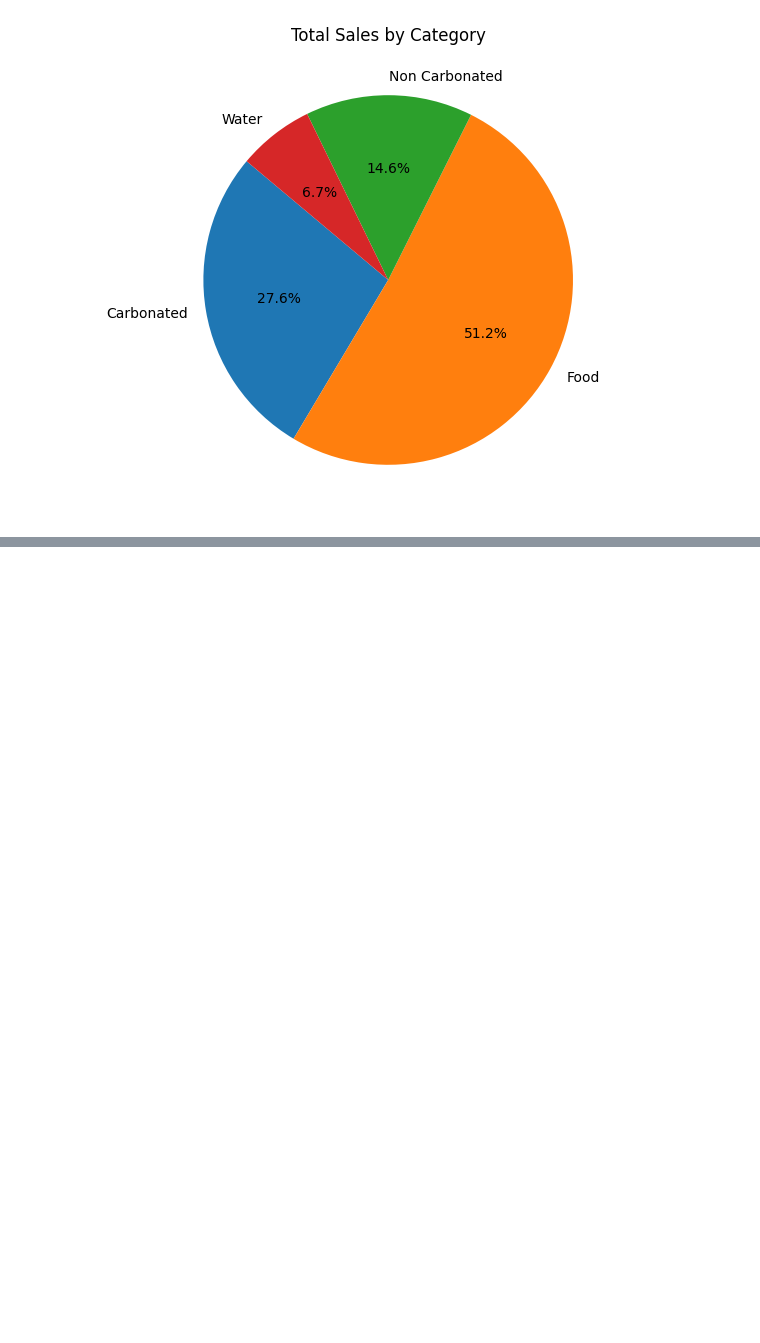
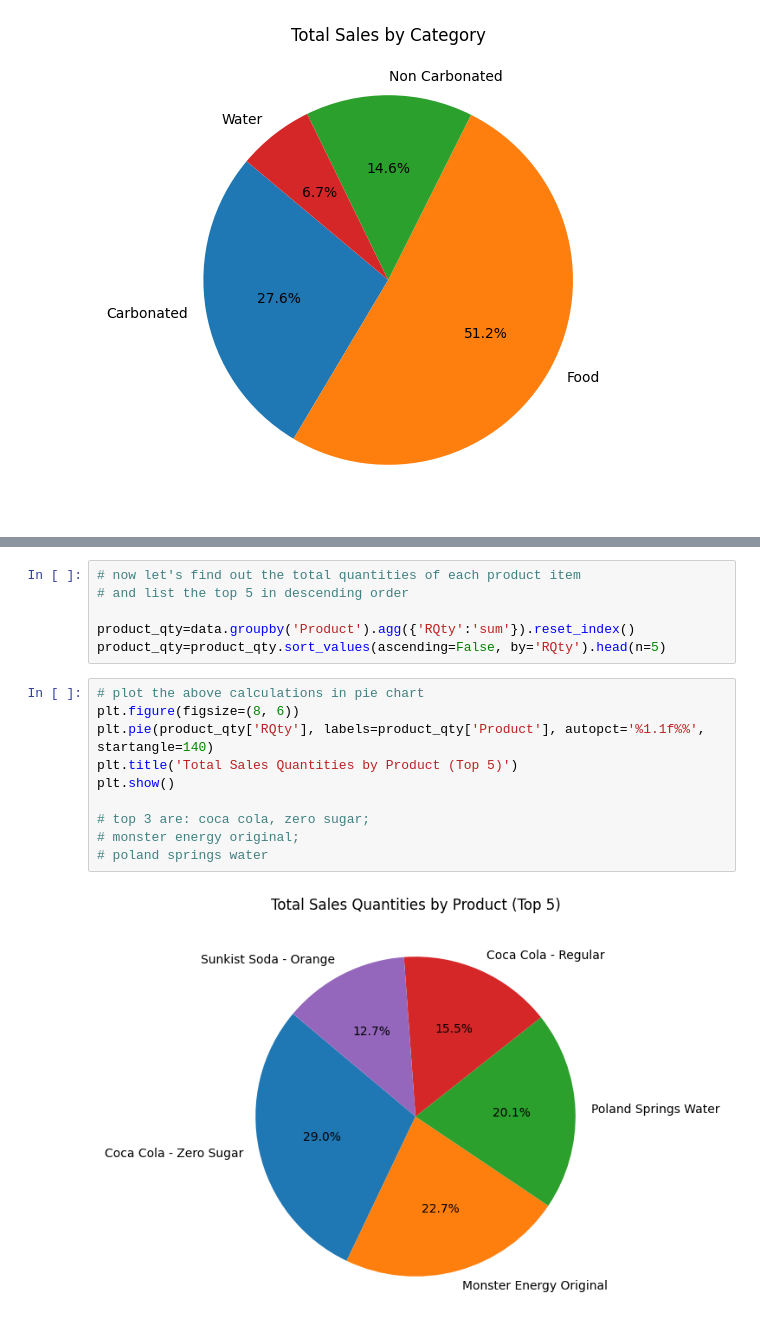
Before and after one commit to yuliwang22/data-yw, a Jupyter notebook: vending-machine-analysis.ipynb, the cells around one changed output, grey strips where cells are left out. Drawn from its saved outputs; the diff is of its cells as text; blank space fills up the shorter version.

```diff
--- a/vending-machine-analysis.ipynb
+++ b/vending-machine-analysis.ipynb
@@ -74,0 +109,18 @@ plt.show()
+# %%
+# now let's find out the total quantities of each product item
+# and list the top 5 in descending order
+
+product_qty=data.groupby('Product').agg({'RQty':'sum'}).reset_index()
+product_qty=product_qty.sort_values(ascending=False, by='RQty').head(n=5)
+# %%
+# plot the above calculations in pie chart
+plt.figure(figsize=(8, 6))
+plt.pie(product_qty['RQty'], labels=product_qty['Product'], autopct='%1.1f%%', startangle=140)
+plt.title('Total Sales Quantities by Product (Top 5)')
+plt.show()
+
+# top 3 are: coca cola, zero sugar;
+# monster energy original;
+# poland springs water
+# %% [output]
+[figure, added]
```
Also changed, not shown: parts of 6 cells of this notebook.
